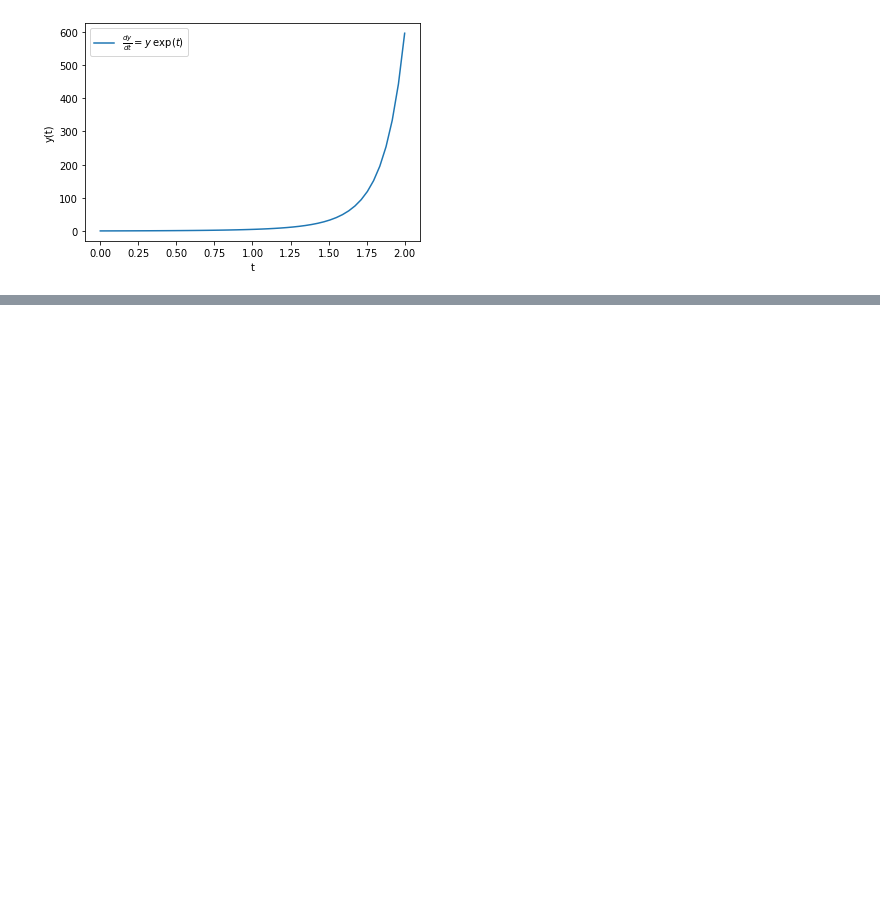
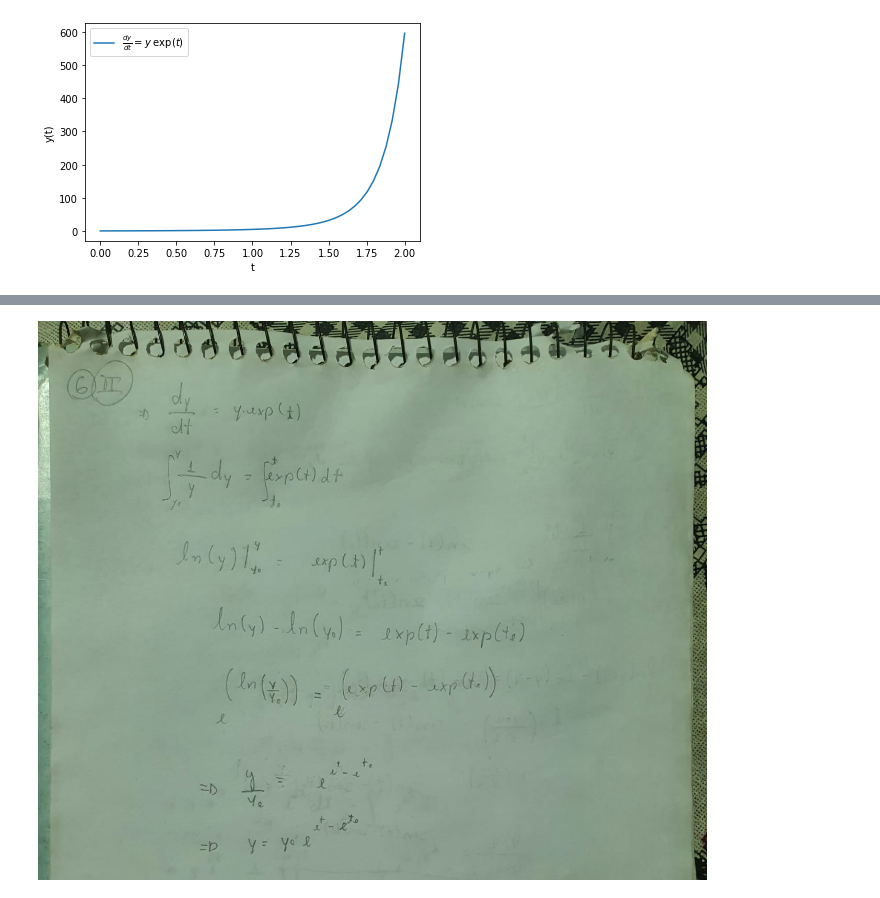
Before and after one commit to joaopmarinho/Numerical-Methods, a Jupyter notebook: lista 1/quest6.ipynb, the cells around one changed output, grey strips where cells are left out. Saved outputs shown, nothing was run; the diff lists cells and outputs as text; code cells hidden in the pictures; blank space fills up the shorter version.

```diff
--- a/lista 1/quest6.ipynb
+++ b/lista 1/quest6.ipynb
@@ -45,0 +52,4 @@ plt.show()
+# %%
+Image(filename='parte2.png')
+# %% [output]
+[figure, added]
```
Also changed, not shown: parts of 2 cells of this notebook.
